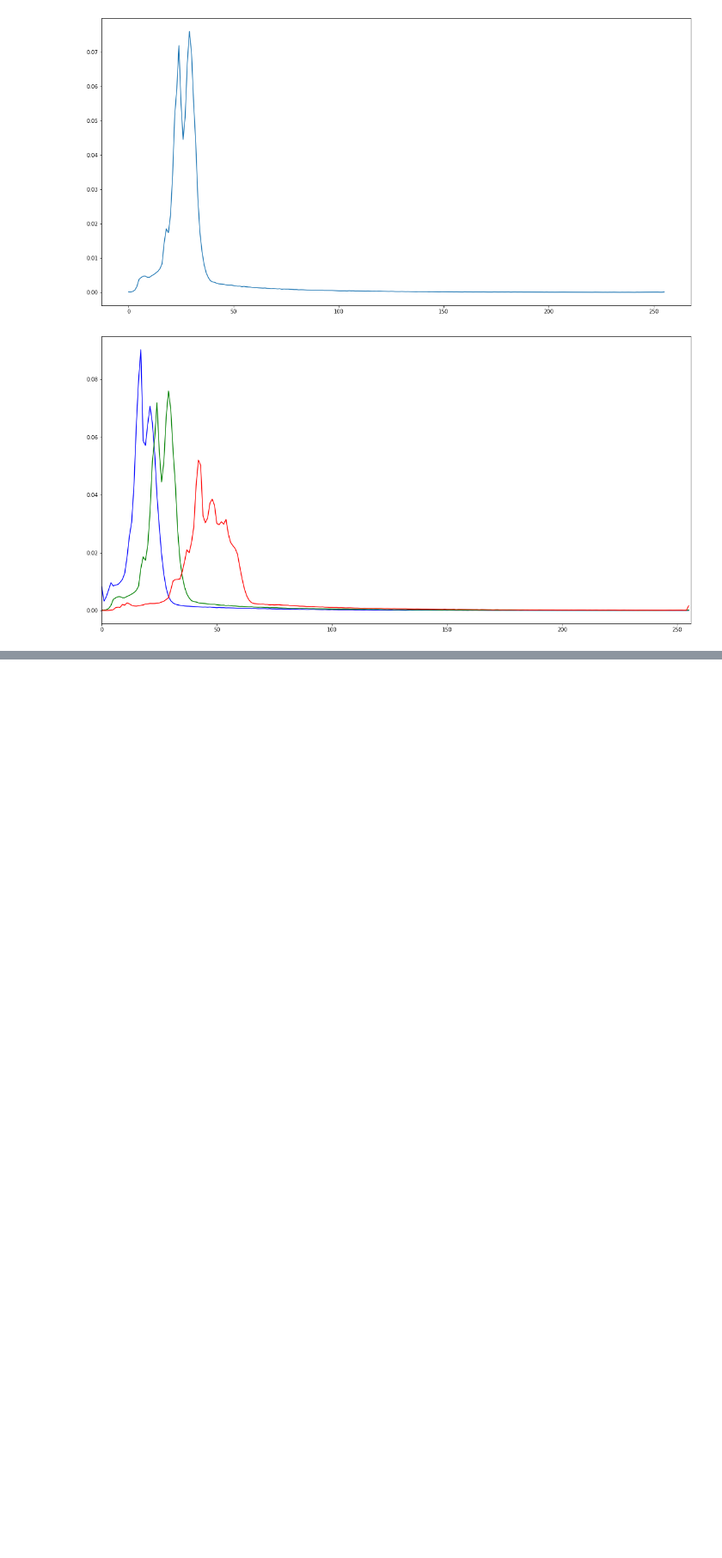
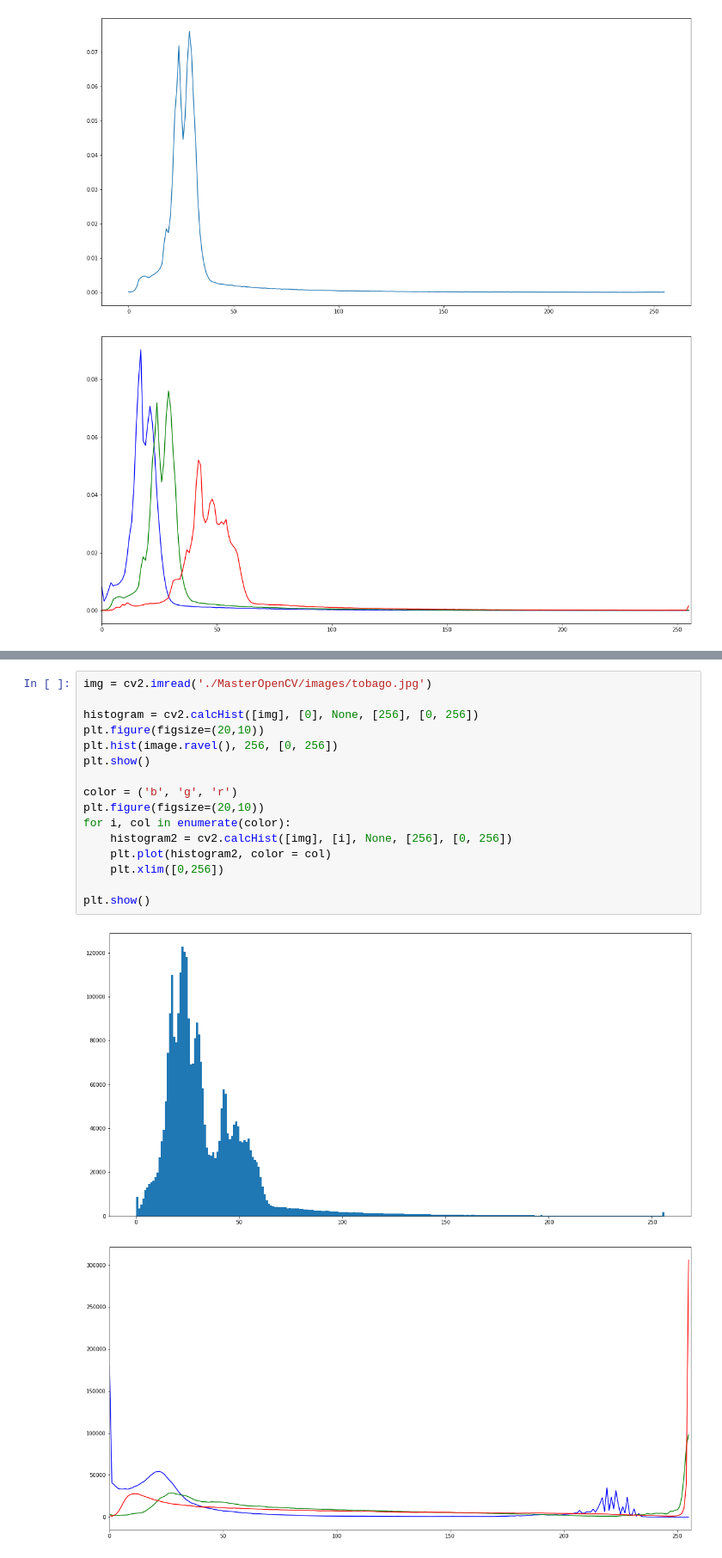
Before and after one commit to moh-C/ComputerVision-OpenCV_DeepLearning, a Jupyter notebook: 04 Histograms.ipynb, the cells around one changed output, grey strips where cells are left out. Shown at 86% size. Drawn from its saved outputs; the diff is of its cells as text; blank space fills up the shorter version.

Commit message:
Start of practical Histograms

```diff
--- a/04 Histograms.ipynb
+++ b/04 Histograms.ipynb
@@ -27,0 +36,19 @@ plt.show()
+# %%
+img = cv2.imread('./MasterOpenCV/images/tobago.jpg')
+
+histogram = cv2.calcHist([img], [0], None, [256], [0, 256])
+plt.figure(figsize=(20,10))
+plt.hist(image.ravel(), 256, [0, 256])
+plt.show()
+
+color = ('b', 'g', 'r')
+plt.figure(figsize=(20,10))
+for i, col in enumerate(color):
+    histogram2 = cv2.calcHist([img], [i], None, [256], [0, 256])
+    plt.plot(histogram2, color = col)
+    plt.xlim([0,256])
+
+plt.show()
+# %% [output]
+[figure, added]
+[figure, added]
```
Also changed, not shown: parts of 1 cell of this notebook.
